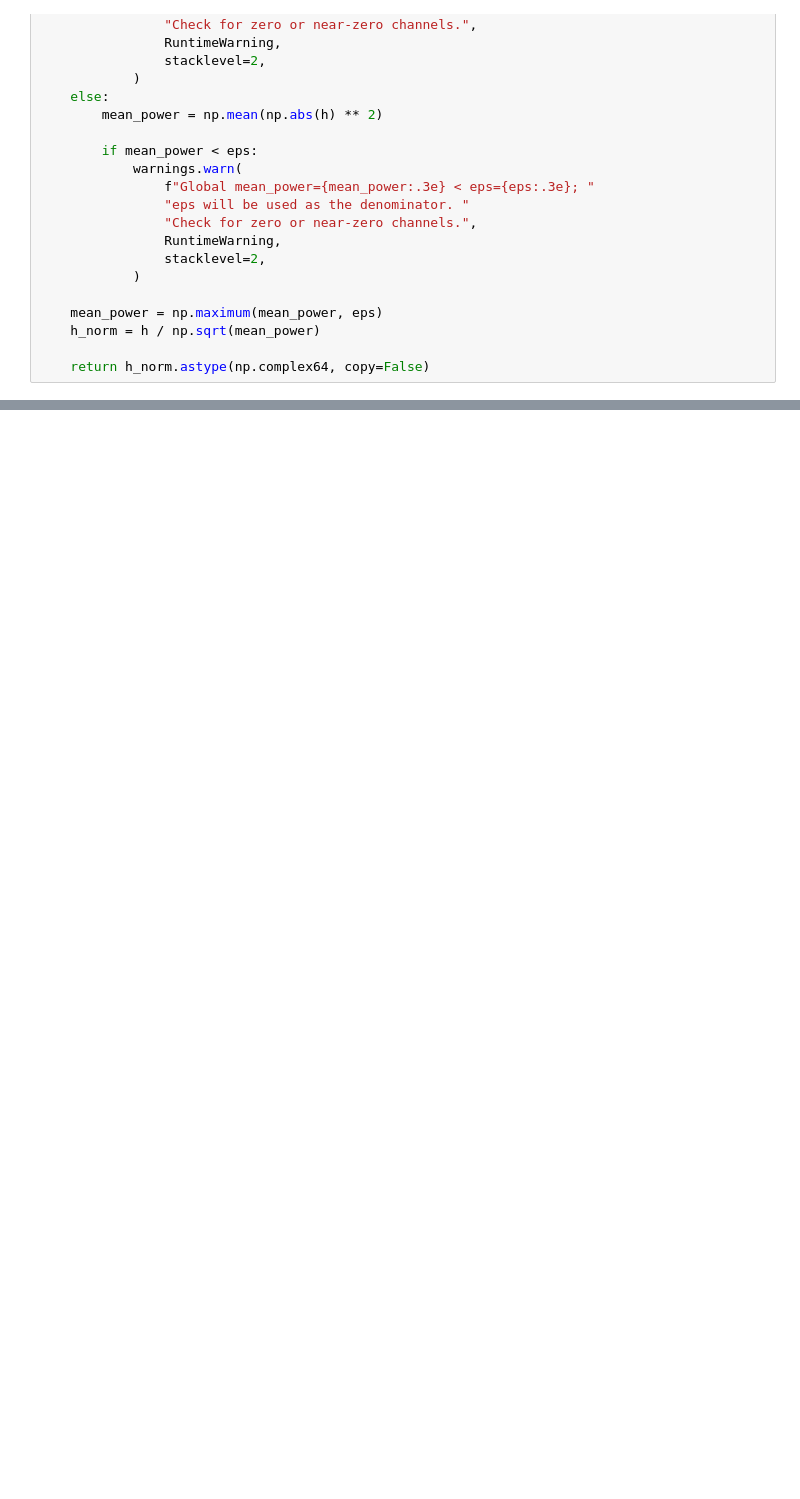
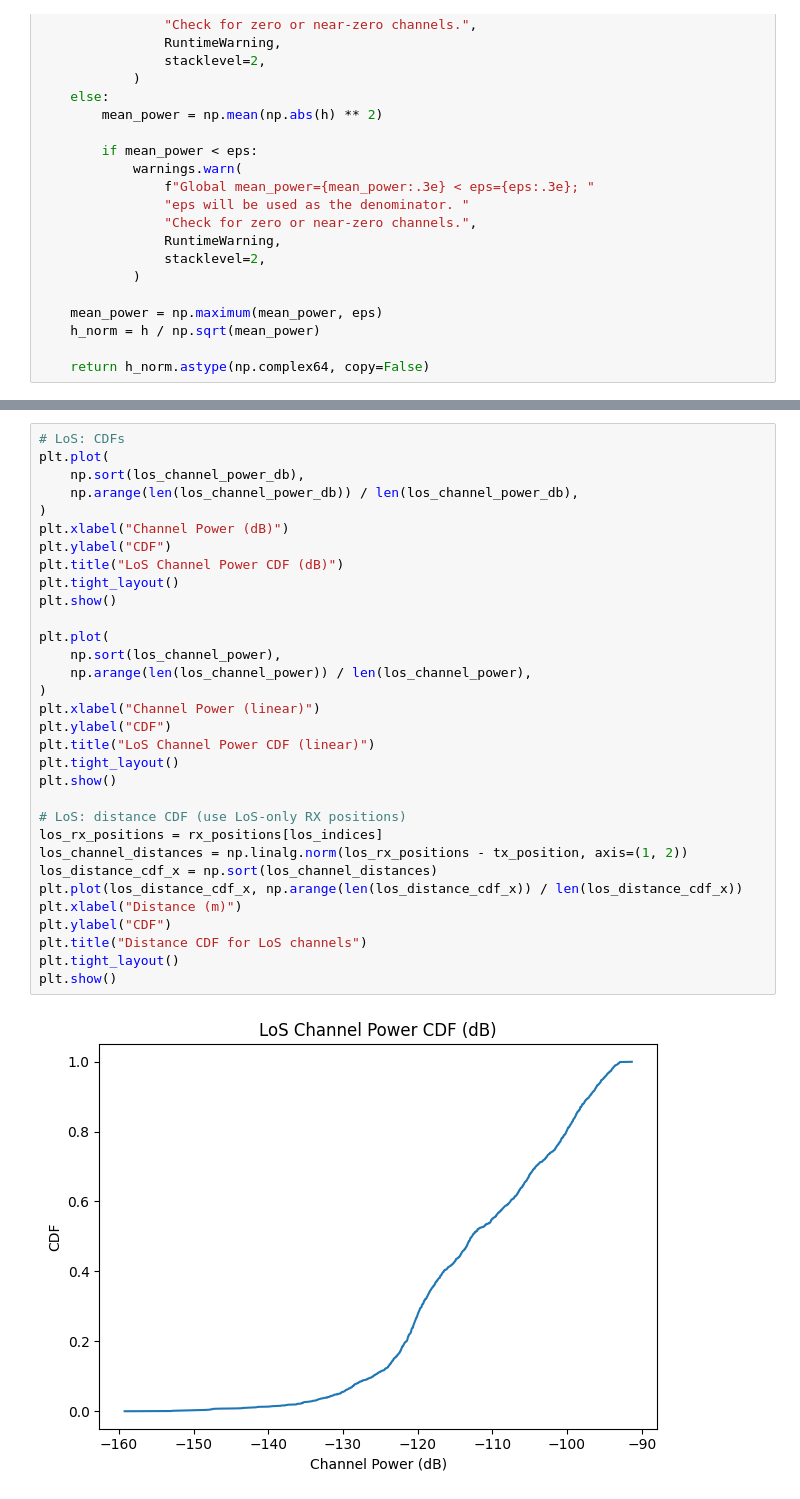
Before and after one commit to BerkIGuler/CSIGen, a Jupyter notebook: examples/visualize_dataset_by_los.ipynb, the cells around one changed output, grey strips where cells are left out. Cells and saved outputs as stored; diff of their text form; blank space fills up the shorter version.

```diff
--- a/examples/visualize_dataset_by_los.ipynb
+++ b/examples/visualize_dataset_by_los.ipynb
@@ -245,0 +276,34 @@ plt.show()
+# %%
+# LoS: CDFs
+plt.plot(
+    np.sort(los_channel_power_db),
+    np.arange(len(los_channel_power_db)) / len(los_channel_power_db),
+)
+plt.xlabel("Channel Power (dB)")
+plt.ylabel("CDF")
+plt.title("LoS Channel Power CDF (dB)")
+plt.tight_layout()
+plt.show()
+
+plt.plot(
+    np.sort(los_channel_power),
+    np.arange(len(los_channel_power)) / len(los_channel_power),
+)
+plt.xlabel("Channel Power (linear)")
+plt.ylabel("CDF")
+plt.title("LoS Channel Power CDF (linear)")
+plt.tight_layout()
+plt.show()
+
+# LoS: distance CDF (use LoS-only RX positions)
+los_rx_positions = rx_positions[los_indices]
+los_channel_distances = np.linalg.norm(los_rx_positions - tx_position, axis=(1, 2))
+los_distance_cdf_x = np.sort(los_channel_distances)
+plt.plot(los_distance_cdf_x, np.arange(len(los_distance_cdf_x)) / len(los_distance_cdf_x))
+plt.xlabel("Distance (m)")
+plt.ylabel("CDF")
+plt.title("Distance CDF for LoS channels")
+plt.tight_layout()
+plt.show()
+# %% [output]
+[figure, added]
```
Also changed, not shown: parts of 10 cells of this notebook.
